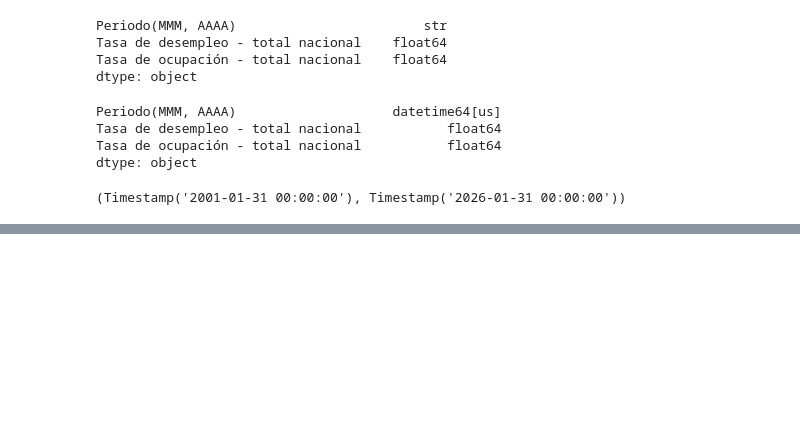
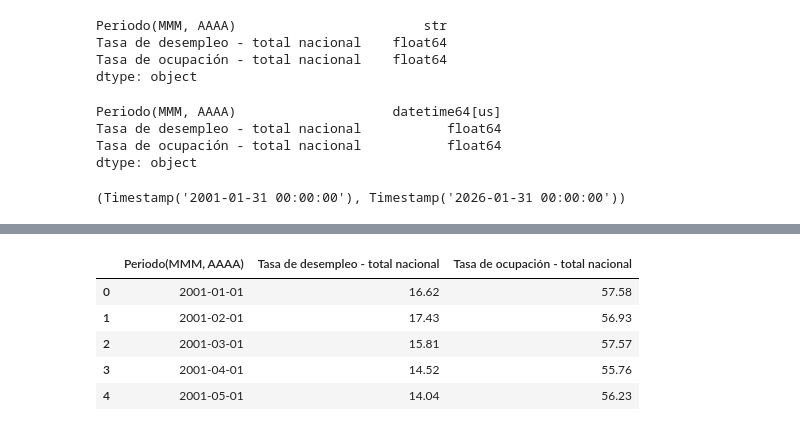
Before and after one commit to AlexSG29/Modelos_Econometricos, a Jupyter notebook: primera clase/primera_clase.ipynb, the cells around one changed output, grey strips where cells are left out. Saved outputs shown, nothing was run; the diff lists cells and outputs as text; code cells hidden in the pictures; blank space fills up the shorter version.

```diff
--- a/primera clase/primera_clase.ipynb
+++ b/primera clase/primera_clase.ipynb
@@ -79,0 +74,10 @@ plt.show()
+# %%
+# vemos como se ven los datos
+data.head()
+# %% [output]
+|  | Periodo(MMM, AAAA) | Tasa de desempleo - total nacional | Tasa de ocupación - total nacional |
+| 0 | 2001-01-01 | 16.62 | 57.58 |
+| 1 | 2001-02-01 | 17.43 | 56.93 |
+| 2 | 2001-03-01 | 15.81 | 57.57 |
+| 3 | 2001-04-01 | 14.52 | 55.76 |
+| 4 | 2001-05-01 | 14.04 | 56.23 |
```
Also changed, not shown: parts of 3 cells of this notebook.
